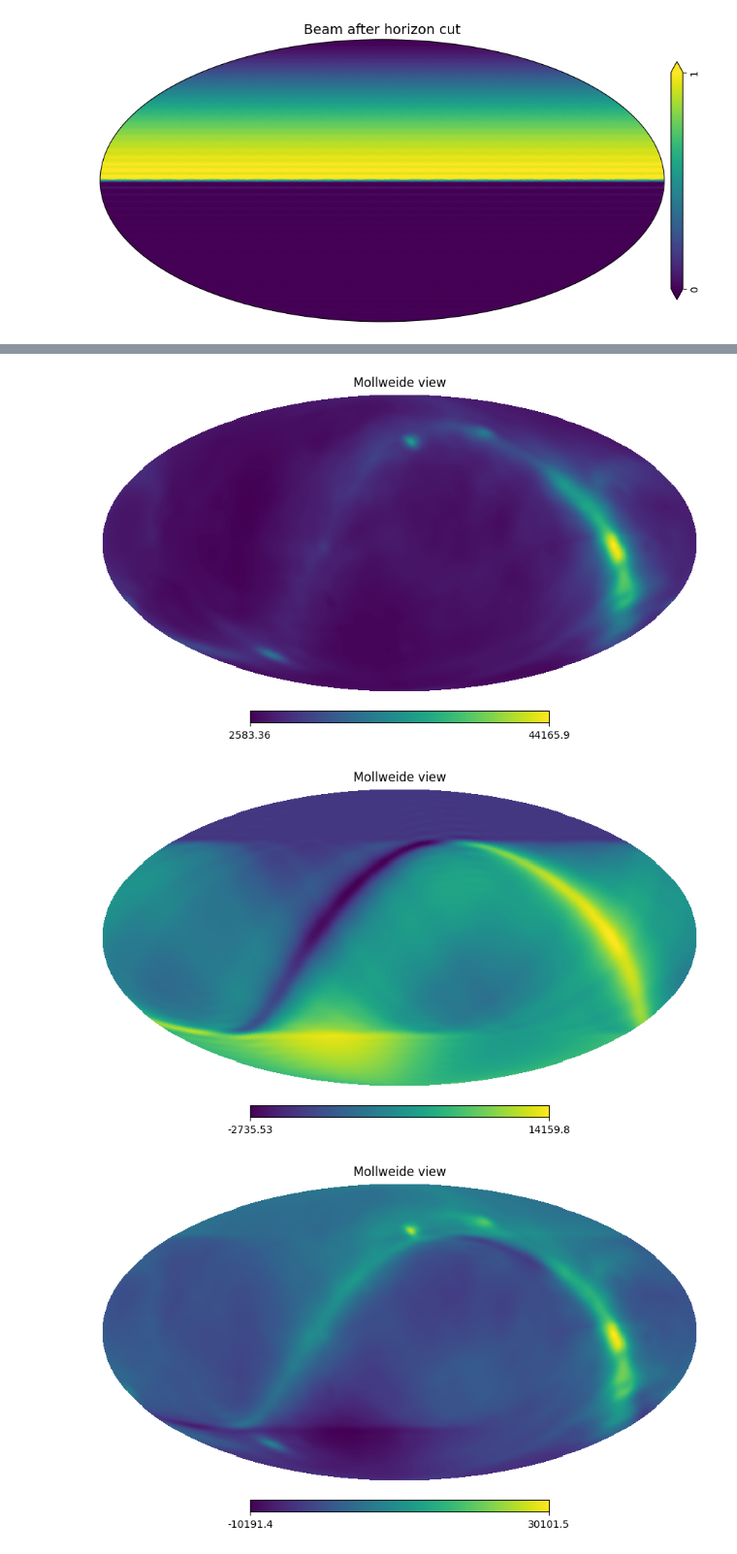
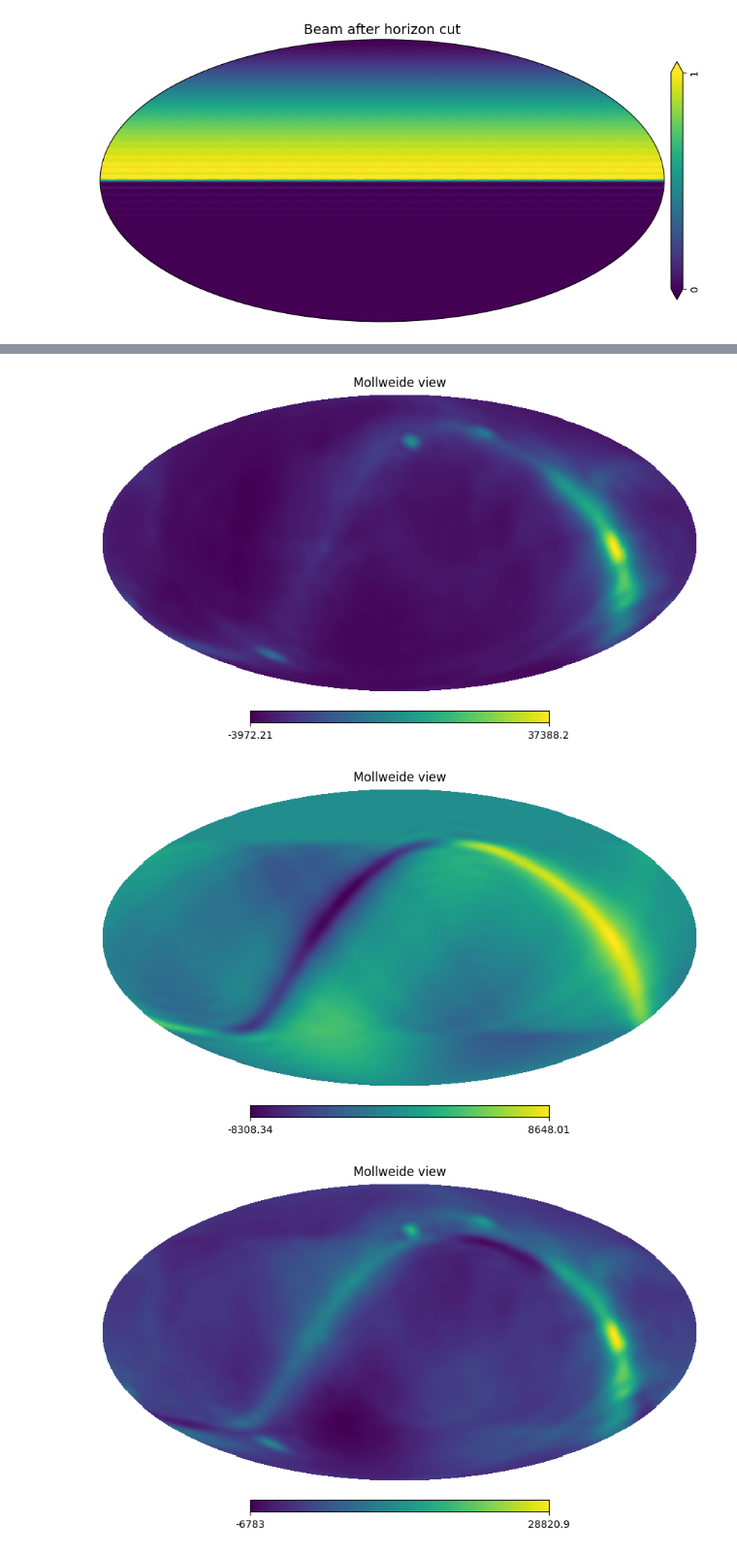
Before and after one commit to christianhbye/ucb_research, a Jupyter notebook: lusee_maps/Untitled1.ipynb, the cells around one changed output, grey strips where cells are left out. Shown at 97% size. Cells and saved outputs as stored; diff of their text form; code cells hidden in the pictures.

```diff
--- a/lusee_maps/Untitled1.ipynb
+++ b/lusee_maps/Untitled1.ipynb
@@ -36,9 +36,9 @@ NSIDE = 128
 NPIX = 12 * NSIDE **2
 moon = True  # on moon or earth
 lmax = 100
-lmax_inv = 75
+lmax_inv = 50
 ndays = 1
-ntimes = 700
+ntimes = 1000
 FREQ = 50  # MHz
 # %%
 alm = np.zeros(hp.Alm.getsize(lmax))
@@ -208,11 +207,13 @@ hp.mollview(map_true - map_est)
 # %%
 # gsm
 sky = cro.Sky.gsm(beam.frequencies, lmax=lmax)
+sky[0, 0] = 0  # subtract mean
 sim = cro.Simulator(beam, sky, lmax=lmax, world=world, location=location, times=times)
 A, x, W, noise = estimate_x(sim, method="pinv")
 y = np.real(A @ x) + noise
 res = W @ y
-x_est = hp_alm(res, lmax=lmax)
+x_est = hp_alm(res, lmax=lmax_inv)
+sim.sky.reduce_lmax(lmax_inv)
 
 plt.figure()
 plt.plot(np.abs(sim.sky.alm)**2)
@@ -229,8 +230,8 @@ plt.show()
 # %%
-# ix = 2800
-# x_est = hp_alm(res, lmax=lmax)
-# x_est[ix:] = 0
-# print(hp.Alm.getlm(lmax, ix))
+ix = 1200
+x_est = hp_alm(res, lmax=lmax_inv)
+x_est[ix:] = 0
+print(hp.Alm.getlm(lmax_inv, ix))
 
 map_true = hp.alm2map(sim.sky.alm, NSIDE)
 map_est = hp.alm2map(x_est, NSIDE)
@@ -242,3 +244,3 @@ hp.mollview(map_true - map_est)
 [figure]
-[figure, old version]
+[figure, new version]
-[figure, old version]
+[figure, new version]
```
Also changed, not shown: parts of 11 cells of this notebook.
